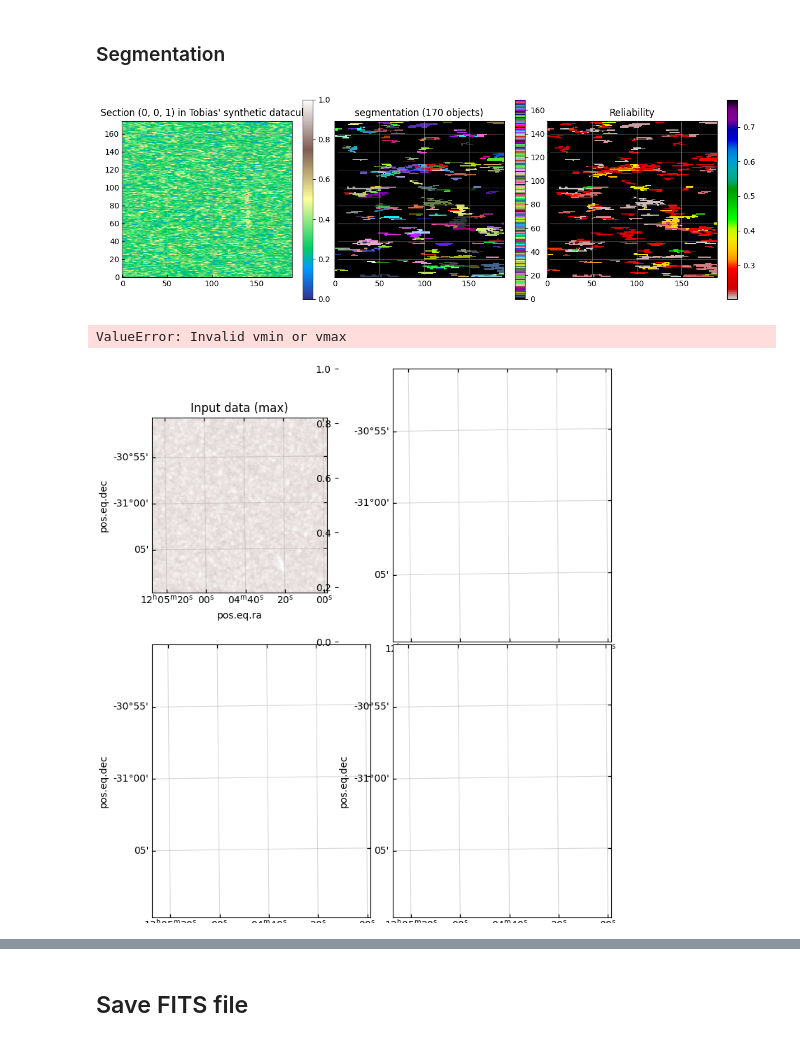
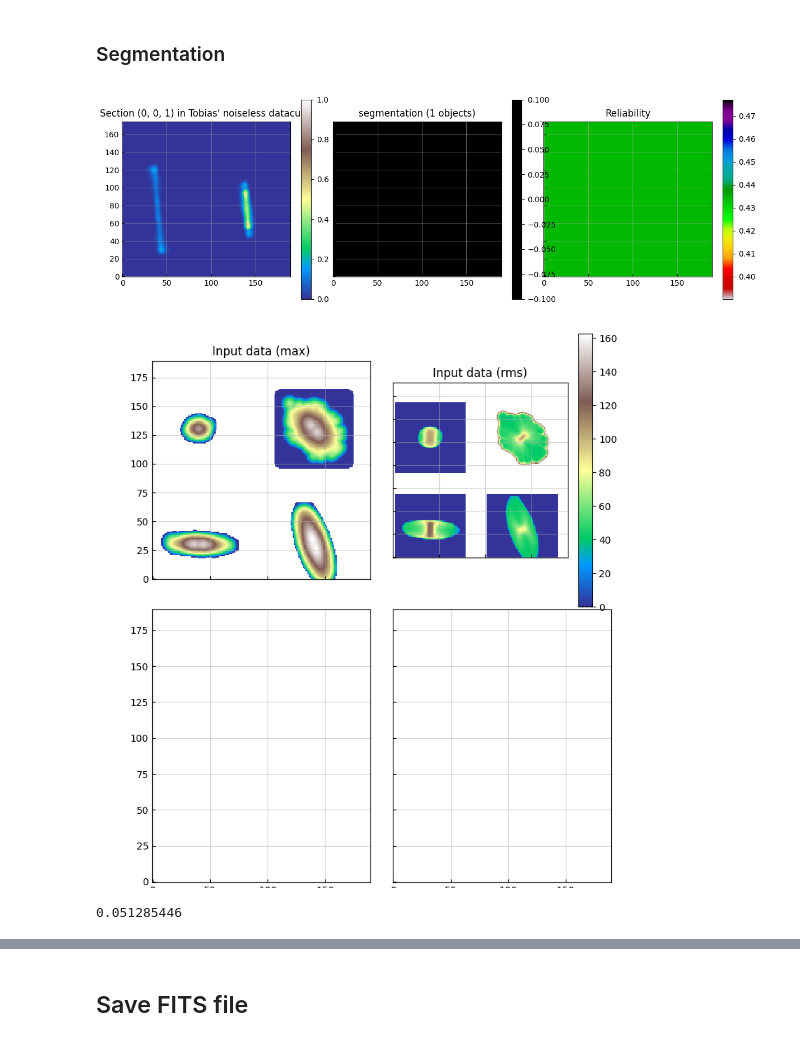
Before and after one commit to paranoya/image-processing, a Jupyter notebook: HOT.ipynb, the cells around one changed output, grey strips where cells are left out. Cells and saved outputs as stored; diff of their text form; code cells hidden in the pictures.

```diff
--- a/HOT.ipynb
+++ b/HOT.ipynb
@@ -20,5 +19,5 @@ importlib.reload(scripts)
 ## 2. Read data
 # %%
 importlib.reload(scripts.read_data)
-object_name, data, wcs = scripts.read_data.run(21, (0, 0, 1))
+object_name, data, wcs = scripts.read_data.run(34, (0, 0, 1))
 # %% [output]
@@ -862,7 +862,7 @@ elif plots and data_dimensionality == 3:
     intensity_scale = colors.Normalize(vmin=0, vmax=1)
     show_segmentation(intensity, np.nanmax(label, axis=1), intensity_scale)
 # %% [output]
-[figure, old version]
+[figure, new version]
 # %%
 '''
 '''
@@ -879,7 +879,7 @@ if plots and data_dimensionality == 3:
                       sharex=True, sharey=True,
                       gridspec_kw={'bottom': .01, 'left': .1, 'top': .99, 'right': .92,
                                    'hspace': .01, 'wspace': .1},
-                      subplot_kw={'projection': wcs},
+                      #subplot_kw={'projection': wcs},
                      )
     for axis in ax.flatten():
         axis.tick_params(which='both', direction='in')
@@ -898,8 +898,8 @@ if plots and data_dimensionality == 3:
     #ax[0, 0].contour(max_map, levels=np.arange(n_sources)+.5, colors='k', linewidths=0.1)
     #ax[1, 0].contour(max_map, levels=np.arange(n_sources)+.5, colors='k', linewidths=0.1)
     #ax[1, 1].contour(max_map, levels=np.arange(n_sources)+.5, colors='w', linewidths=0.1)
-    cb = fig.colorbar(im, ax=ax[0, 0])
-    cb.ax.axhline(0, c='k', ls=':')
+    #cb = fig.colorbar(im, ax=ax[0, 0])
+    #cb.ax.axhline(0, c='k', ls=':')
     #cb.ax.axhline(data.threshold-mode, c='k', ls='--')
 
     ax[0, 1].set_title('Input data (rms)')
@@ -910,35 +910,40 @@ if plots and data_dimensionality == 3:
         interpolation='nearest', origin='lower', cmap='terrain',
         #norm = colors.SymLogNorm(vmin=-delta_th, linthresh=3*delta_th, vmax=np.max(data-mode)),
         #vmin=-delta/100, vmax=3*delta/10,
         #norm = colour_scale,
     )
     #ax[0, 1].contour(max_map, levels=[0.5])
     cb = fig.colorbar(im, ax=ax[0, 1])
     cb.ax.axhline(0, c='k', ls=':')
     #cb.ax.axhline(data.threshold-mode, c='k', ls='--')
 
+    '''
     ax[1, 0].set_title(f'Final selection map (max)\n({n_sources} objects)')
     im = ax[1, 0].imshow(
         max_map,
         interpolation='nearest', origin='lower',
         cmap=final_cmap, vmin=-0.5, vmax=n_sources-0.5,
         )
     cb = fig.colorbar(im, ax=ax[1, 0])
 
     #ax[1, 1].set_title('<lbl^2> / <lbl>')
     im = ax[1, 1].imshow(
         reliability[old_label[max_map]],
         #np.nansum(final_labels**2, axis=0) / np.nansum(final_labels, axis=0),
         interpolation='nearest', origin='lower',
         cmap='nipy_spectral_r',
         #vmin=n_reliable/(n_sources+1), vmax=reliability_threshold,
         #cmap='rainbow_r',
         #vmin=1, vmax=n_final_labels-1,
         )
     cb = fig.colorbar(im, ax=ax[1, 1])
+    '''
 # %% [output]
-ValueError: Invalid vmin or vmax
-[figure, old version]
+[figure, new version]
+# %%
+np.max(data[:, 130, 40])
+# %% [output]
+0.051285446
 # %%
 if plots and data_dimensionality == 3:
     x_range = np.round(plt.figure('segmentation').get_axes()[0].get_xlim()).astype(int)
```
Also changed, not shown: parts of 8 cells of this notebook, 4 other files.
